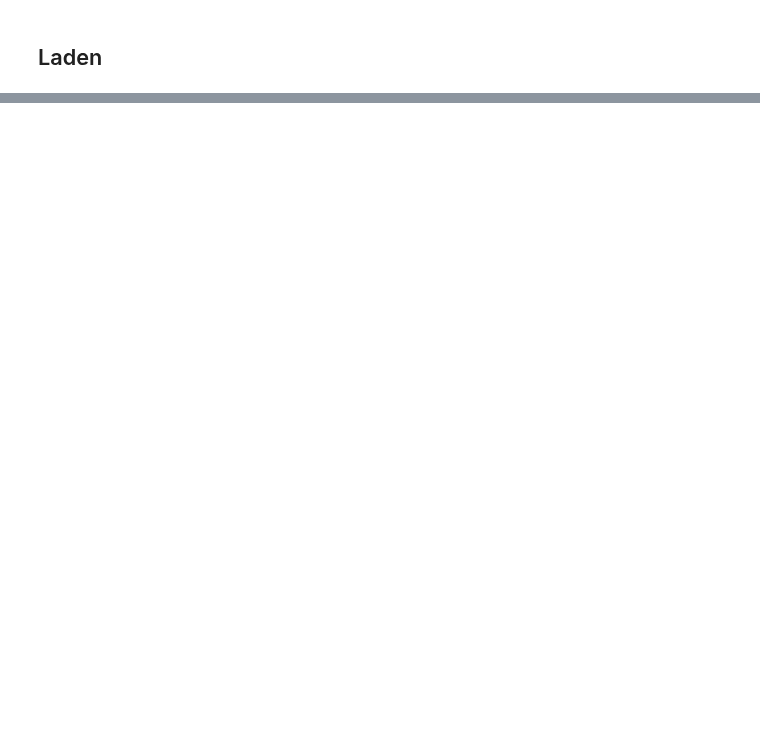
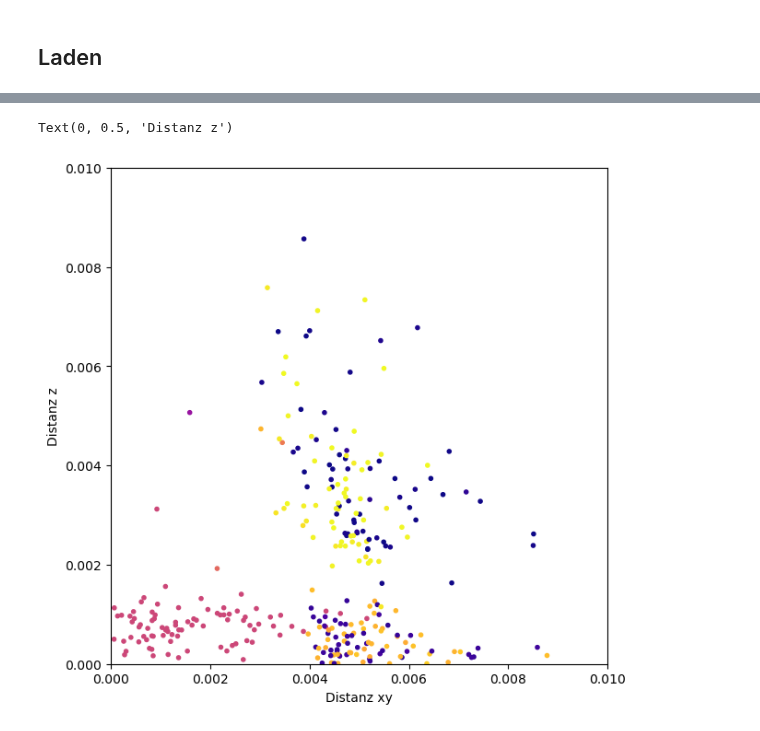
Before and after one commit to florianneukirchen/gleis-versuche, a Jupyter notebook: 39_compare_my_icp.ipynb, the cells around one changed output, grey strips where cells are left out. Drawn from its saved outputs; the diff is of its cells as text; code cells hidden in the pictures; blank space fills up the shorter version.

```diff
--- a/39_compare_my_icp.ipynb
+++ b/39_compare_my_icp.ipynb
@@ -656,0 +708,13 @@ for cluster_this, clustercenter, cluster_other, center_other, eigenvects in pair
+# %%
+d_z = np.array(distances_z)
+d_xy = np.array(distances_xy)
+fig, ax = plt.subplots(figsize=(15, 7))
+ax.scatter(d_xy, d_z, c=side, cmap=plt.cm.plasma, marker=".")
+ax.set_aspect("equal")
+ax.set_xlim(0, 0.01)
+ax.set_ylim(0, 0.01)
+ax.set_xlabel("Distanz xy")
+ax.set_ylabel("Distanz z")
+# %% [output]
+Text(0, 0.5, 'Distanz z')
+[figure, added]
```
Also changed, not shown: parts of 29 cells of this notebook, 18 other files.
